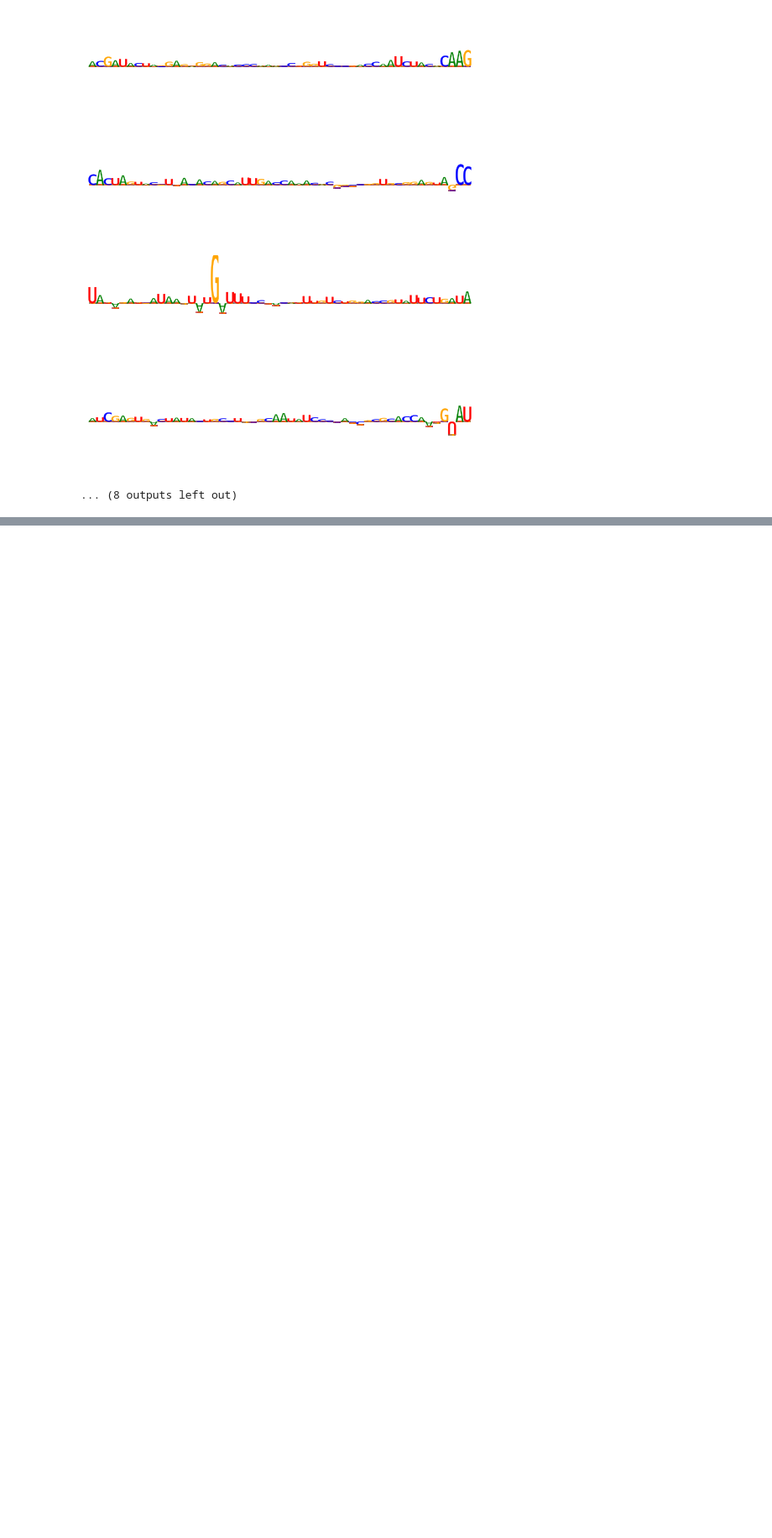
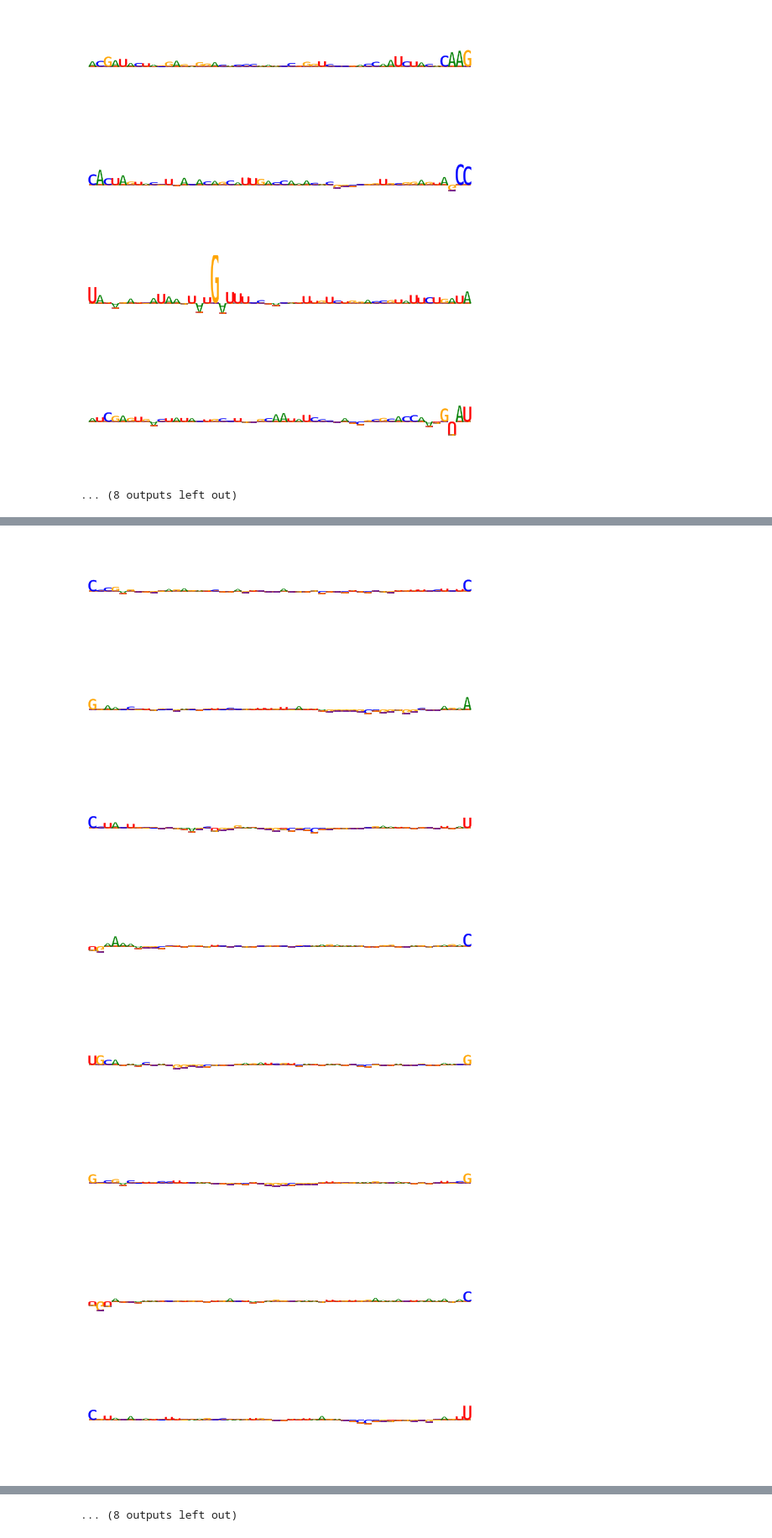
Before and after one commit to Karollus/5UTR, a Jupyter notebook: Modelling/Contribution_Scores.ipynb, the cells around one changed output, grey strips where cells are left out. Shown: that part at 84% size. Saved outputs shown, nothing was run; the diff lists cells and outputs as text; code cells hidden in the pictures; blank space fills up the shorter version.

```diff
--- a/Modelling/Contribution_Scores.ipynb
+++ b/Modelling/Contribution_Scores.ipynb
@@ -301,0 +419,14 @@ for i in range(10):
+# %%
+for i in range(10):
+    plot_logo(attrib_nonaug_low[i], name="contrib_nonaug_low" + str(i))
+for i in range(10):
+    plot_logo(attrib_aug_high[i], name="contrib_aug_high" + str(i))
+# %% [output]
+[figure, added]
+[figure, added]
+[figure, added]
+[figure, added]
+[figure, added]
+[figure, added]
+[figure, added]
+[figure, added]
@@ -301,0 +437 @@ for i in range(10):
+... (8 outputs left out)
```
Also changed, not shown: parts of 19 cells of this notebook, 23 other files.
